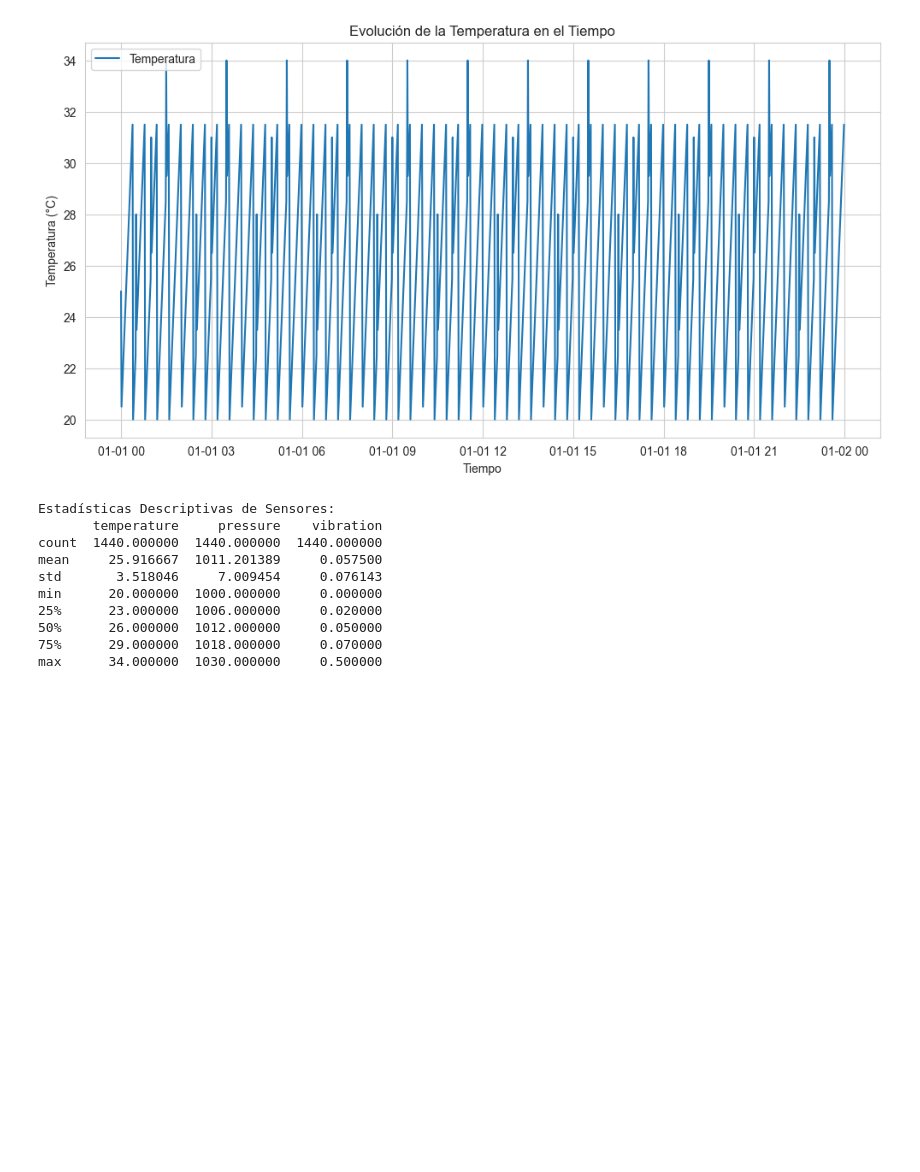
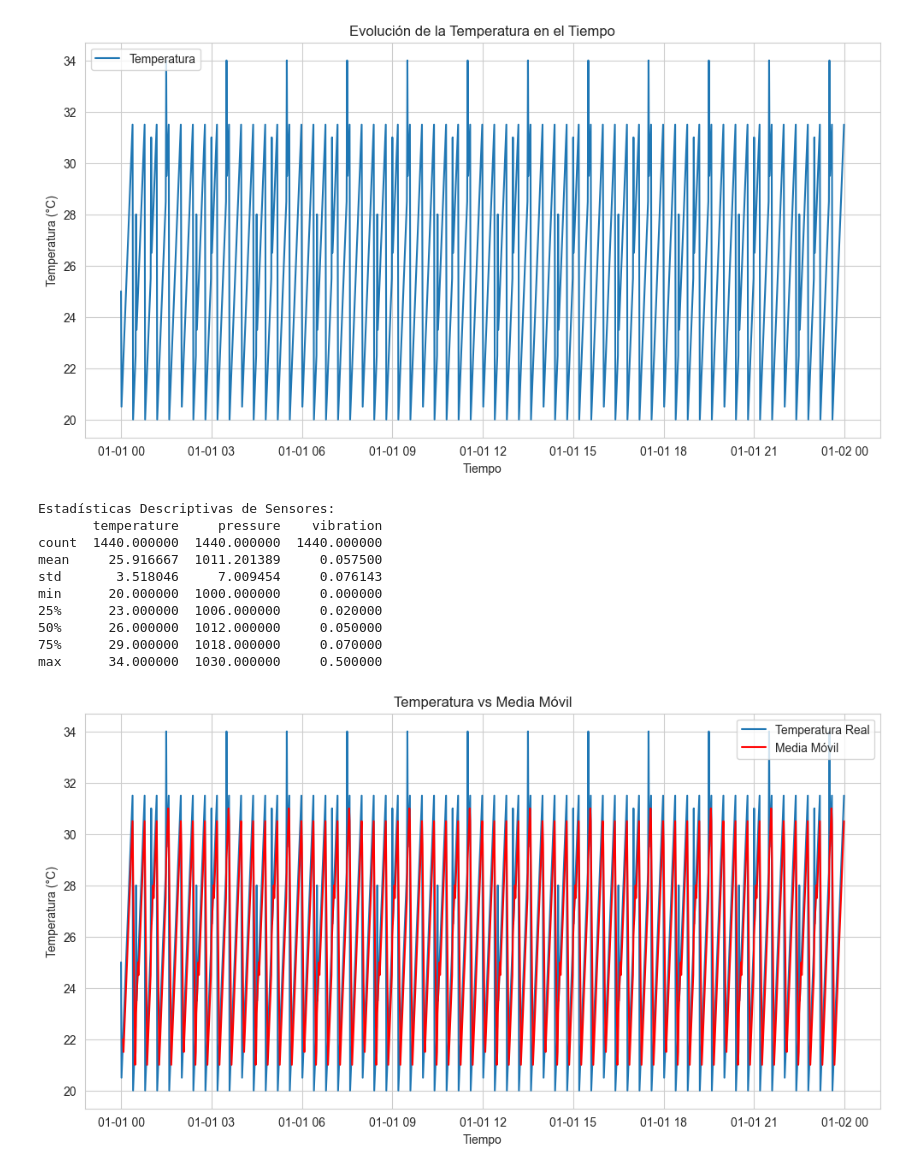
Before and after one commit to GzoC/machine_sensor_data_analysis, a Jupyter notebook: notebooks/sensor_analysis.ipynb, the cells around one changed output. Saved outputs shown, nothing was run; the diff lists cells and outputs as text; code cells hidden in the pictures; blank space fills up the shorter version.

Commit message:
Celda 8 completada

```diff
--- a/notebooks/sensor_analysis.ipynb
+++ b/notebooks/sensor_analysis.ipynb
@@ -165,3 +165,37 @@ min      20.000000  1000.000000     0.000000
 50%      26.000000  1012.000000     0.050000
 75%      29.000000  1018.000000     0.070000
 max      34.000000  1030.000000     0.500000
+# %%
+# Celda 8
+
+# Línea 1: Definimos una ventana de tiempo para el cálculo de la media móvil
+window_size = 5  # Por ejemplo, 5 registros (ajusta según la frecuencia de tu dataset)
+
+# Línea 2: Calculamos la media móvil de 'temperature'
+df['temp_ma'] = df['temperature'].rolling(window=window_size).mean()  # rolling aplica una ventana móvil
+
+# Línea 3: Graficamos temperatura y su media móvil
+plt.figure(figsize=(12,6))
+
+plt.plot(df.index, df['temperature'], label='Temperatura Real')  # serie original
+plt.plot(df.index, df['temp_ma'], label='Media Móvil', color='red')  # serie suavizada
+
+plt.title('Temperatura vs Media Móvil')
+plt.xlabel('Tiempo')
+plt.ylabel('Temperatura (°C)')
+plt.legend()
+plt.show()
+
+# Línea 4: Podemos crear una columna para detectar desviaciones importantes
+df['temp_diff'] = df['temperature'] - df['temp_ma']  # diferencia entre valor real y media móvil
+
+# Línea 5: Definimos un umbral arbitrario para detectar "anomalías"
+umbral = 5  # Ajusta según el rango de tu variable
+df['anomalía'] = df['temp_diff'].apply(lambda x: 1 if abs(x) > umbral else 0)
+
+# Línea 6: Mostramos ejemplos de datos marcados como anomalía
+df_anomalías = df[df['anomalía'] == 1]
+print("Posibles anomalías detectadas:")
+print(df_anomalías.head())
+# %% [output]
+[figure, added]
```
Also changed, not shown: parts of 1 cell of this notebook.
